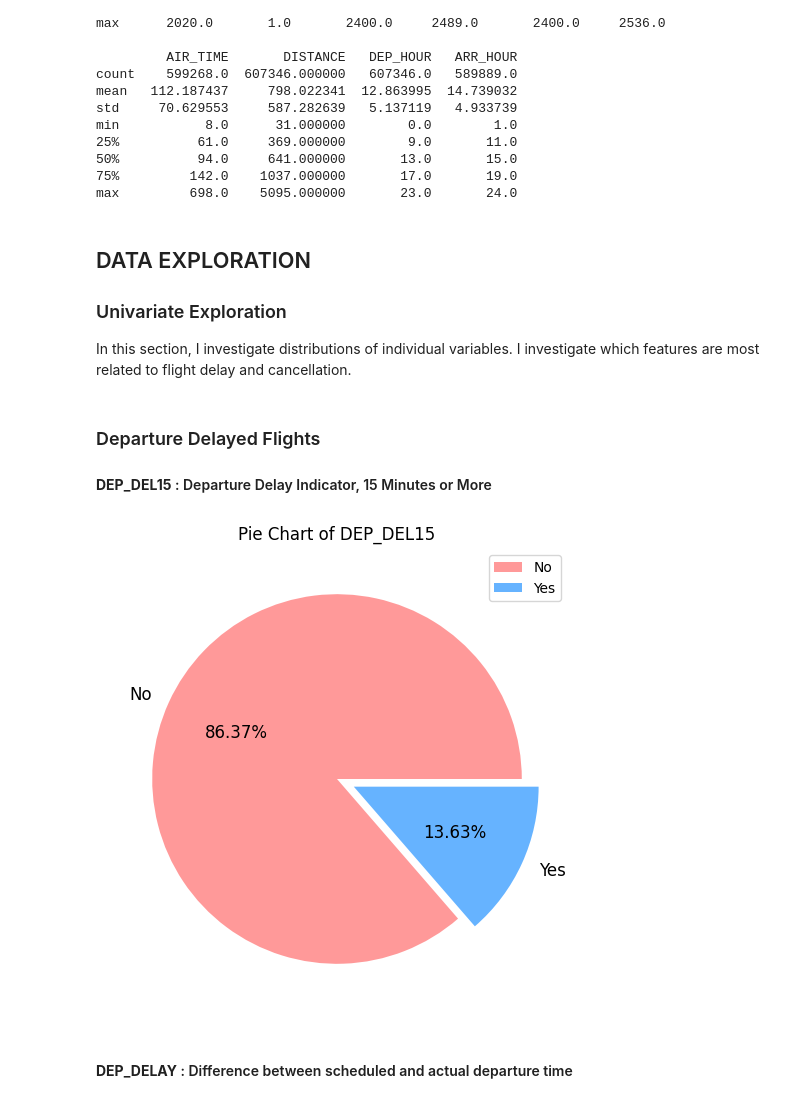
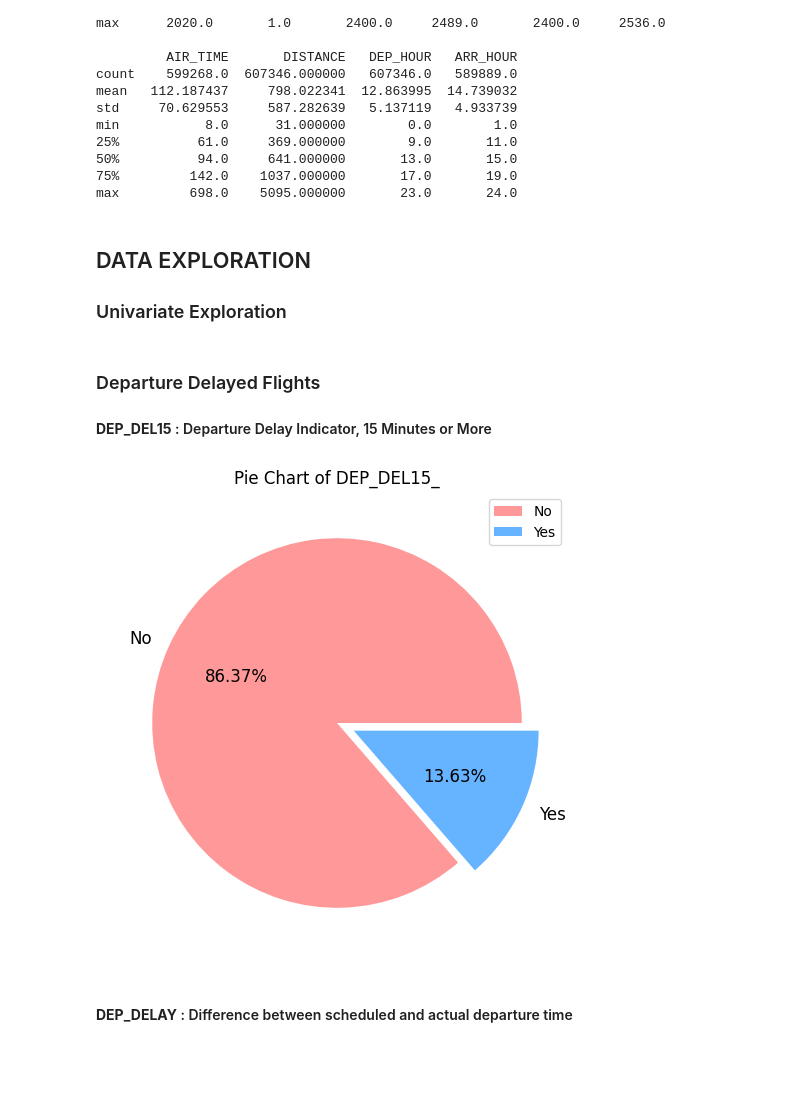
Before and after one commit to jiyoonlee96/Udacity_Data_Analyst_Nanodegree, a Jupyter notebook: Project 5/Udacity_DAND_Project5.ipynb, the cells around one changed output. Cells and saved outputs as stored; diff of their text form; code cells hidden in the pictures; blank space fills up the shorter version.

```diff
--- a/Project 5/Udacity_DAND_Project5.ipynb
+++ b/Project 5/Udacity_DAND_Project5.ipynb
@@ -84,8 +96,6 @@ flights.head()
 col = ['DAY_OF_MONTH', 'DEP_DEL15','ARR_DEL15','CANCELLED']
 flights[col] = flights[col].astype('object')
 
-flights['FL_DATE'] = pd.to_datetime(flights['FL_DATE'])
-
 col2 = ['DEP_TIME', 'ARR_TIME', 'DEP_DELAY', 'ARR_DELAY', 'AIR_TIME']
 flights[col2] = flights[col2].round(0).astype('Int64')
 flights.dtypes
@@ -113,13 +123,13 @@ flights.DEP_TIME[flights.DEP_TIME<100] = np.nan
 flights['DEP_HOUR'] = ''
 flights['DEP_HOUR'] = flights.DEP_TIME//100
 flights['DEP_HOUR'] = flights.DEP_HOUR.mask(flights.DEP_HOUR==24, 0)
-#flights['DEP_HOUR'] = flights.DEP_HOUR.astype('object')
+flights.DEP_HOUR.replace('n', np.NaN, inplace = True)
 
 flights.ARR_TIME[flights.ARR_TIME<100] = np.nan
 flights['ARR_HOUR'] = ''
 flights['ARR_HOUR'] = flights.ARR_TIME//100
 flights['ARR_HOUR'] = flights.ARR_HOUR.mask(flights.DEP_HOUR==24, 0)
-#flights['ARR_HOUR'] = flights.ARR_HOUR.astype('object')
+flights.ARR_HOUR.replace('n', np.NaN, inplace = True)
 # %%
 #Create DEP_TIME_AM column
 flights['DEP_TIME_AM'] = 'AM'
@@ -148,8 +158,10 @@ flights['DAY_OF_WEEK'] = flights['DAY_OF_WEEK'].astype('category')
 flights['DAY_OF_WEEK'].cat.reorder_categories(['Monday','Tuesday','Wednesday','Thursday','Friday','Saturday','Sunday'],inplace=True)
 
 #Change 1=Yes, 0=No
-flights[['DEP_DEL15','ARR_DEL15','CANCELLED']].astype(str)
-flights[['DEP_DEL15','ARR_DEL15','CANCELLED']].replace({'1.0':'Yes','0.0':'NO'}, inplace=True)
+flights[['DEP_DEL15_','ARR_DEL15_','CANCELLED_']] = flights[['DEP_DEL15','ARR_DEL15','CANCELLED']].astype(pd.StringDtype())
+flights['DEP_DEL15_'] = flights['DEP_DEL15_'].map({'1.0':'yes', '0.0':'no'})
+flights['ARR_DEL15_'] = flights['ARR_DEL15_'].map({'1.0':'yes', '0.0':'no'})
+flights['CANCELLED_'] = flights['CANCELLED_'].map({'1.0':'yes', '0.0':'no'})
 
 flights=flights.mask(flights == '')
 flights.head()
@@ -206,12 +218,10 @@ min           8.0      31.000000        0.0        1.0
 50%          94.0     641.000000       13.0       15.0
 75%         142.0    1037.000000       17.0       19.0
 max         698.0    5095.000000       23.0       24.0
-# %% [markdown]
-## DATA EXPLORATION
-
-### Univariate Exploration
-
-In this section, I investigate distributions of individual variables. I investigate which features are most related to flight delay and cancellation.
+# %% [markdown]
+## DATA EXPLORATION
+
+### Univariate Exploration
 # %% [markdown]
 ### Departure Delayed Flights
 
@@ -229,9 +239,9 @@ def plot_pie(col):
     data.plot(kind='pie', autopct='%.2f%%', explode=explode, labels=labels, ylabel='', colors=colors, textprops=textprops, legend=True)
     plt.title("Pie Chart of "+col)
 # %%
-plot_pie('DEP_DEL15')
+plot_pie('DEP_DEL15_')
 # %% [output]
-[figure, old version]
+[figure, new version]
 # %% [markdown]
 #### **DEP_DELAY** : Difference between scheduled and actual departure time
 # %%
```
Also changed, not shown: parts of 54 cells of this notebook.
